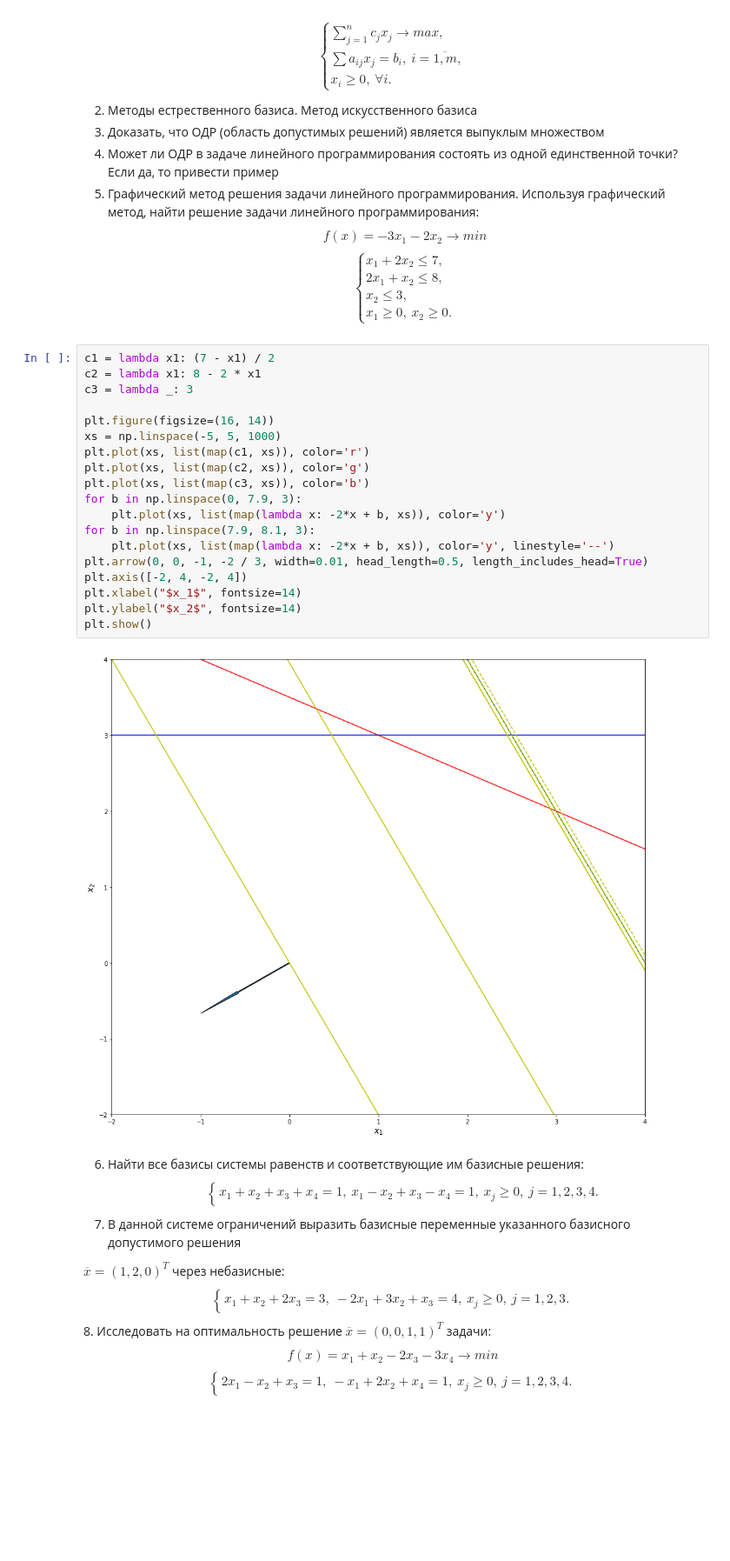
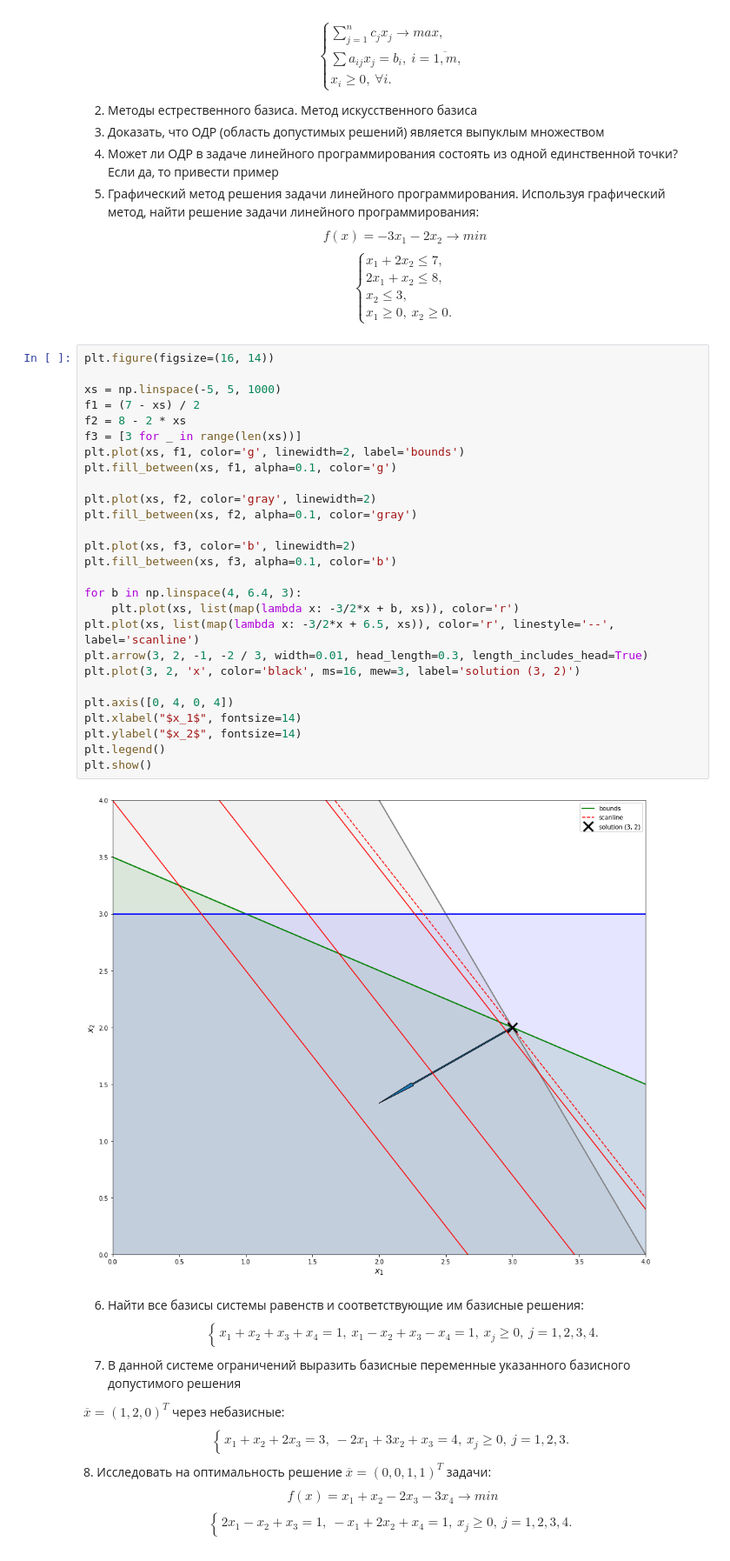
Before and after one commit to Mervap/OptimizationMethods, a Jupyter notebook: lab3/report.ipynb, the cells around one changed output. Shown at 87% size. Saved outputs shown, nothing was run; the diff lists cells and outputs as text; blank space fills up the shorter version.

Commit message:
Fix graph solution

```diff
--- a/lab3/report.ipynb
+++ b/lab3/report.ipynb
@@ -50,27 +50,35 @@ $$
   x_1 \geqslant 0,~x_2 \geqslant 0.
 \end{cases}
 $$
-# %%
-c1 = lambda x1: (7 - x1) / 2
-c2 = lambda x1: 8 - 2 * x1
-c3 = lambda _: 3
-
-plt.figure(figsize=(16, 14))
-xs = np.linspace(-5, 5, 1000)
-plt.plot(xs, list(map(c1, xs)), color='r')
-plt.plot(xs, list(map(c2, xs)), color='g')
-plt.plot(xs, list(map(c3, xs)), color='b')
-for b in np.linspace(0, 7.9, 3):
-    plt.plot(xs, list(map(lambda x: -2*x + b, xs)), color='y')
-for b in np.linspace(7.9, 8.1, 3):
-    plt.plot(xs, list(map(lambda x: -2*x + b, xs)), color='y', linestyle='--')
-plt.arrow(0, 0, -1, -2 / 3, width=0.01, head_length=0.5, length_includes_head=True)
-plt.axis([-2, 4, -2, 4])
-plt.xlabel("$x_1$", fontsize=14)
-plt.ylabel("$x_2$", fontsize=14)
-plt.show()
-# %% [output]
-[figure, removed]
+# %%
+plt.figure(figsize=(16, 14))
+
+xs = np.linspace(-5, 5, 1000)
+f1 = (7 - xs) / 2
+f2 = 8 - 2 * xs
+f3 = [3 for _ in range(len(xs))]
+plt.plot(xs, f1, color='g', linewidth=2, label='bounds')
+plt.fill_between(xs, f1, alpha=0.1, color='g')
+
+plt.plot(xs, f2, color='gray', linewidth=2)
+plt.fill_between(xs, f2, alpha=0.1, color='gray')
+
+plt.plot(xs, f3, color='b', linewidth=2)
+plt.fill_between(xs, f3, alpha=0.1, color='b')
+
+for b in np.linspace(4, 6.4, 3):
+    plt.plot(xs, list(map(lambda x: -3/2*x + b, xs)), color='r')
+plt.plot(xs, list(map(lambda x: -3/2*x + 6.5, xs)), color='r', linestyle='--', label='scanline')
+plt.arrow(3, 2, -1, -2 / 3, width=0.01, head_length=0.3, length_includes_head=True)
+plt.plot(3, 2, 'x', color='black', ms=16, mew=3, label='solution (3, 2)')
+
+plt.axis([0, 4, 0, 4])
+plt.xlabel("$x_1$", fontsize=14)
+plt.ylabel("$x_2$", fontsize=14)
+plt.legend()
+plt.show()
+# %% [output]
+[figure, added]
 # %% [markdown]
 6. Найти все базисы системы равенств и соответствующие им базисные решения:
 $$
```
